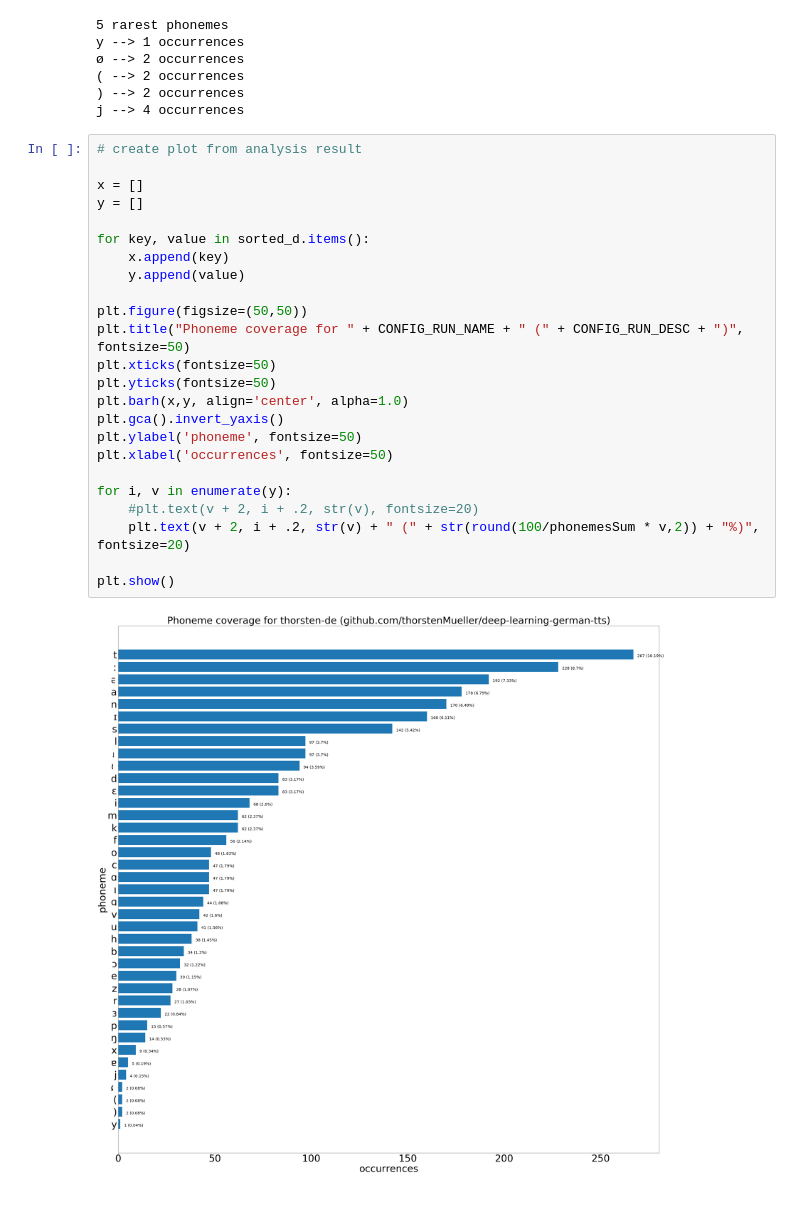
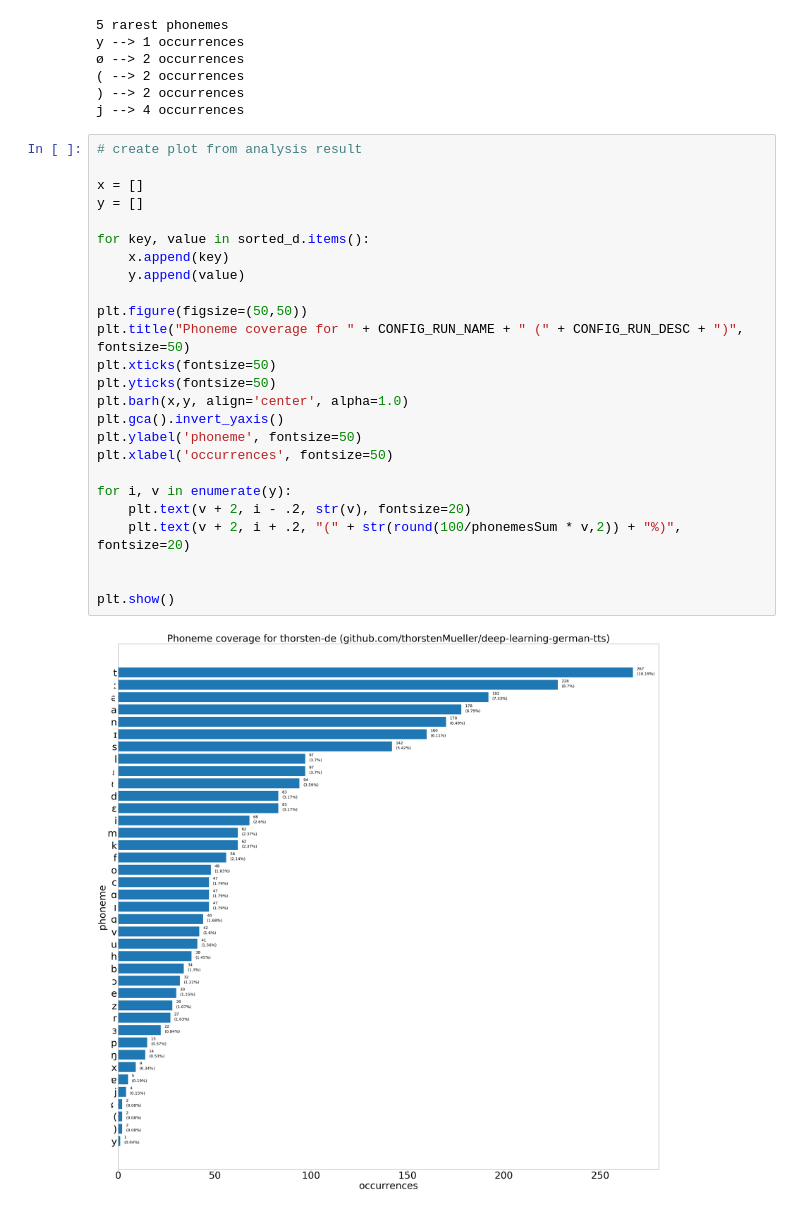
Before and after one commit to coqui-ai/TTS, a Jupyter notebook: dataset_analysis/PhonemeCoverage.ipynb, the cells around one changed output. Saved outputs shown, nothing was run; the diff lists cells and outputs as text.

Commit message:
newline output of percentage value in plot

```diff
--- a/dataset_analysis/PhonemeCoverage.ipynb
+++ b/dataset_analysis/PhonemeCoverage.ipynb
@@ -116,26 +116,27 @@ j --> 4 occurrences
 # %%
 # create plot from analysis result
 
 x = []
 y = []
 
 for key, value in sorted_d.items():
     x.append(key)
     y.append(value)
 
 plt.figure(figsize=(50,50))
 plt.title("Phoneme coverage for " + CONFIG_RUN_NAME + " (" + CONFIG_RUN_DESC + ")", fontsize=50)
 plt.xticks(fontsize=50)
 plt.yticks(fontsize=50)
 plt.barh(x,y, align='center', alpha=1.0)
 plt.gca().invert_yaxis()
 plt.ylabel('phoneme', fontsize=50)
 plt.xlabel('occurrences', fontsize=50)
 
 for i, v in enumerate(y):
-    #plt.text(v + 2, i + .2, str(v), fontsize=20)
-    plt.text(v + 2, i + .2, str(v) + " (" + str(round(100/phonemesSum * v,2)) + "%)", fontsize=20)
+    plt.text(v + 2, i - .2, str(v), fontsize=20)
+    plt.text(v + 2, i + .2, "(" + str(round(100/phonemesSum * v,2)) + "%)", fontsize=20)
+
 
 plt.show()
 # %% [output]
-[figure, old version]
+[figure, new version]
```
